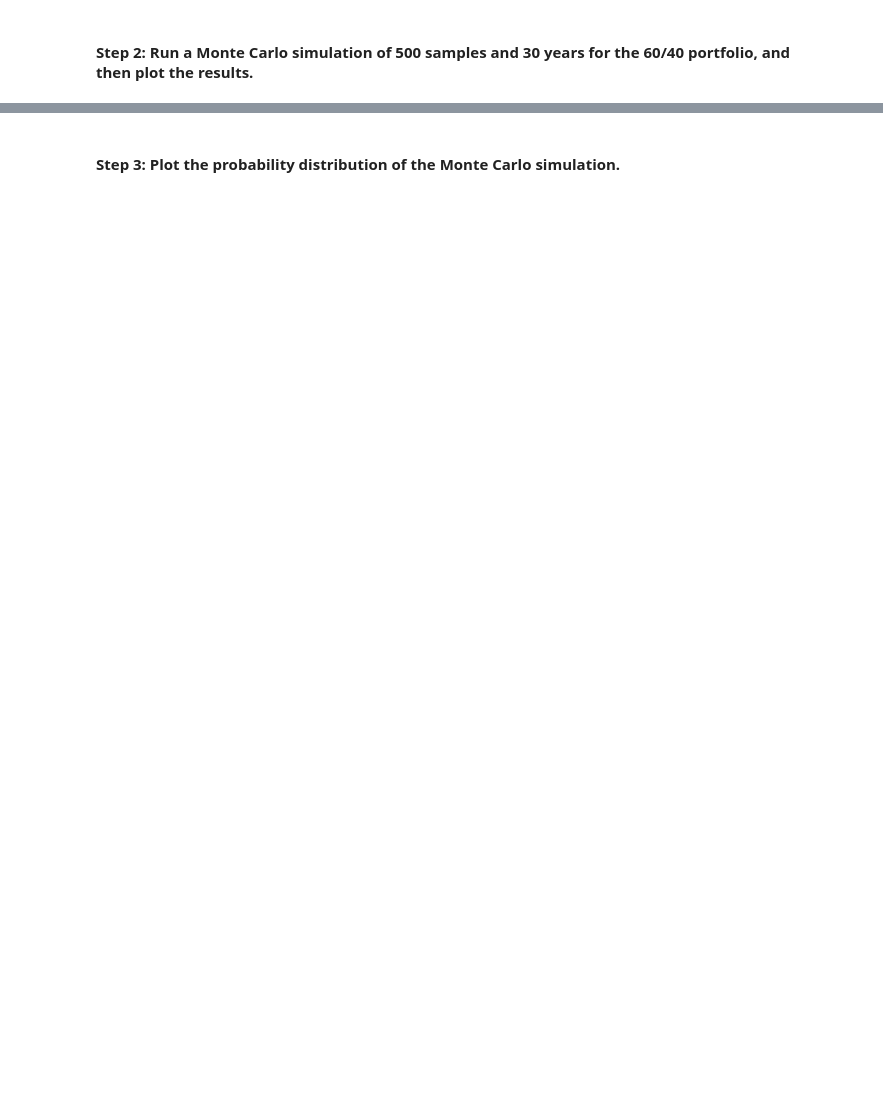
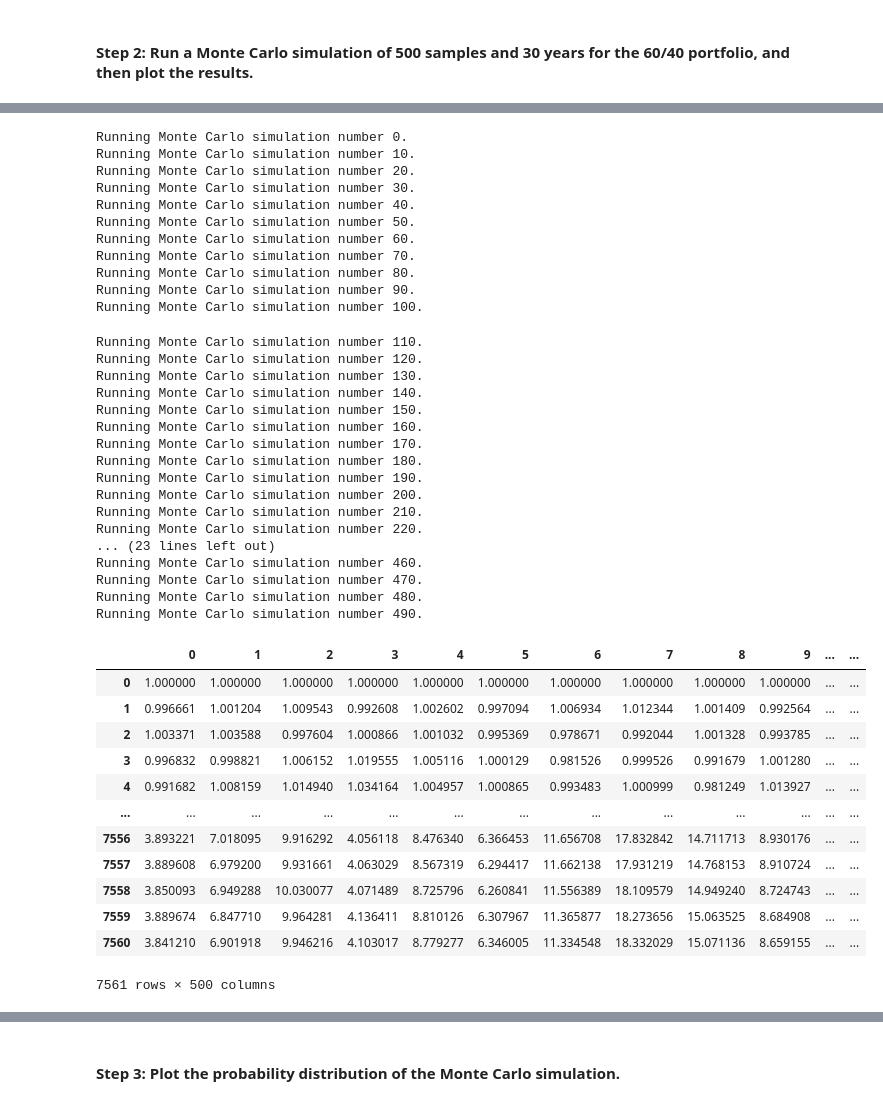
Before and after one commit to anuraggargLTI/module5_challenge, a Jupyter notebook: financial_planning_tools.ipynb, the cells around one changed output, grey strips where cells are left out. Drawn from its saved outputs; the diff is of its cells as text; code cells hidden in the pictures; blank space fills up the shorter version.

```diff
--- a/financial_planning_tools.ipynb
+++ b/financial_planning_tools.ipynb
@@ -426,6 +495,48 @@ In this section, you’ll use the MCForecastTools library to create a Monte Carl
 # %%
 # Run the Monte Carlo simulation to forecast 30 years cumulative returns
-# YOUR CODE HERE
+MC_30years.calc_cumulative_return()
+# %% [output]
+Running Monte Carlo simulation number 0.
+Running Monte Carlo simulation number 10.
+Running Monte Carlo simulation number 20.
+Running Monte Carlo simulation number 30.
+Running Monte Carlo simulation number 40.
+Running Monte Carlo simulation number 50.
+Running Monte Carlo simulation number 60.
+Running Monte Carlo simulation number 70.
+Running Monte Carlo simulation number 80.
+Running Monte Carlo simulation number 90.
+Running Monte Carlo simulation number 100.
+Running Monte Carlo simulation number 110.
+Running Monte Carlo simulation number 120.
+Running Monte Carlo simulation number 130.
+Running Monte Carlo simulation number 140.
+Running Monte Carlo simulation number 150.
+Running Monte Carlo simulation number 160.
+Running Monte Carlo simulation number 170.
+Running Monte Carlo simulation number 180.
+Running Monte Carlo simulation number 190.
+Running Monte Carlo simulation number 200.
+Running Monte Carlo simulation number 210.
+Running Monte Carlo simulation number 220.
+... (23 lines left out)
+Running Monte Carlo simulation number 460.
+Running Monte Carlo simulation number 470.
+Running Monte Carlo simulation number 480.
+Running Monte Carlo simulation number 490.
+|  | 0 | 1 | 2 | 3 | 4 | 5 | 6 | 7 | 8 | 9 | ... | ... |
+| 0 | 1.000000 | 1.000000 | 1.000000 | 1.000000 | 1.000000 | 1.000000 | 1.000000 | 1.000000 | 1.000000 | 1.000000 | ... | ... |
+| 1 | 0.996661 | 1.001204 | 1.009543 | 0.992608 | 1.002602 | 0.997094 | 1.006934 | 1.012344 | 1.001409 | 0.992564 | ... | ... |
+| 2 | 1.003371 | 1.003588 | 0.997604 | 1.000866 | 1.001032 | 0.995369 | 0.978671 | 0.992044 | 1.001328 | 0.993785 | ... | ... |
+| 3 | 0.996832 | 0.998821 | 1.006152 | 1.019555 | 1.005116 | 1.000129 | 0.981526 | 0.999526 | 0.991679 | 1.001280 | ... | ... |
+| 4 | 0.991682 | 1.008159 | 1.014940 | 1.034164 | 1.004957 | 1.000865 | 0.993483 | 1.000999 | 0.981249 | 1.013927 | ... | ... |
+| ... | ... | ... | ... | ... | ... | ... | ... | ... | ... | ... | ... | ... |
+| 7556 | 3.893221 | 7.018095 | 9.916292 | 4.056118 | 8.476340 | 6.366453 | 11.656708 | 17.832842 | 14.711713 | 8.930176 | ... | ... |
+| 7557 | 3.889608 | 6.979200 | 9.931661 | 4.063029 | 8.567319 | 6.294417 | 11.662138 | 17.931219 | 14.768153 | 8.910724 | ... | ... |
+| 7558 | 3.850093 | 6.949288 | 10.030077 | 4.071489 | 8.725796 | 6.260841 | 11.556389 | 18.109579 | 14.949240 | 8.724743 | ... | ... |
+| 7559 | 3.889674 | 6.847710 | 9.964281 | 4.136411 | 8.810126 | 6.307967 | 11.365877 | 18.273656 | 15.063525 | 8.684908 | ... | ... |
+| 7560 | 3.841210 | 6.901918 | 9.946216 | 4.103017 | 8.779277 | 6.346005 | 11.334548 | 18.332029 | 15.071136 | 8.659155 | ... | ... |
+7561 rows × 500 columns
 # %%
 # Visualize the 30-year Monte Carlo simulation by creating an
 # overlay line plot
```
Also changed, not shown: parts of 37 cells of this notebook.
